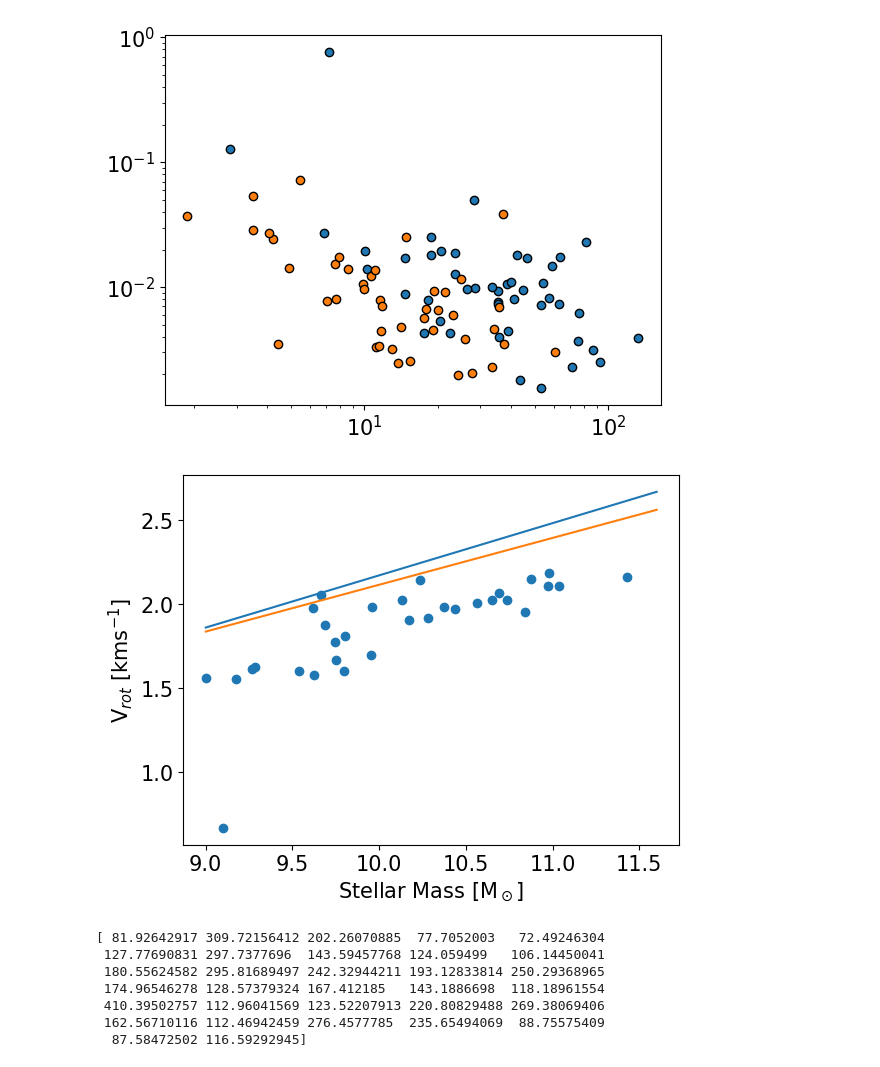
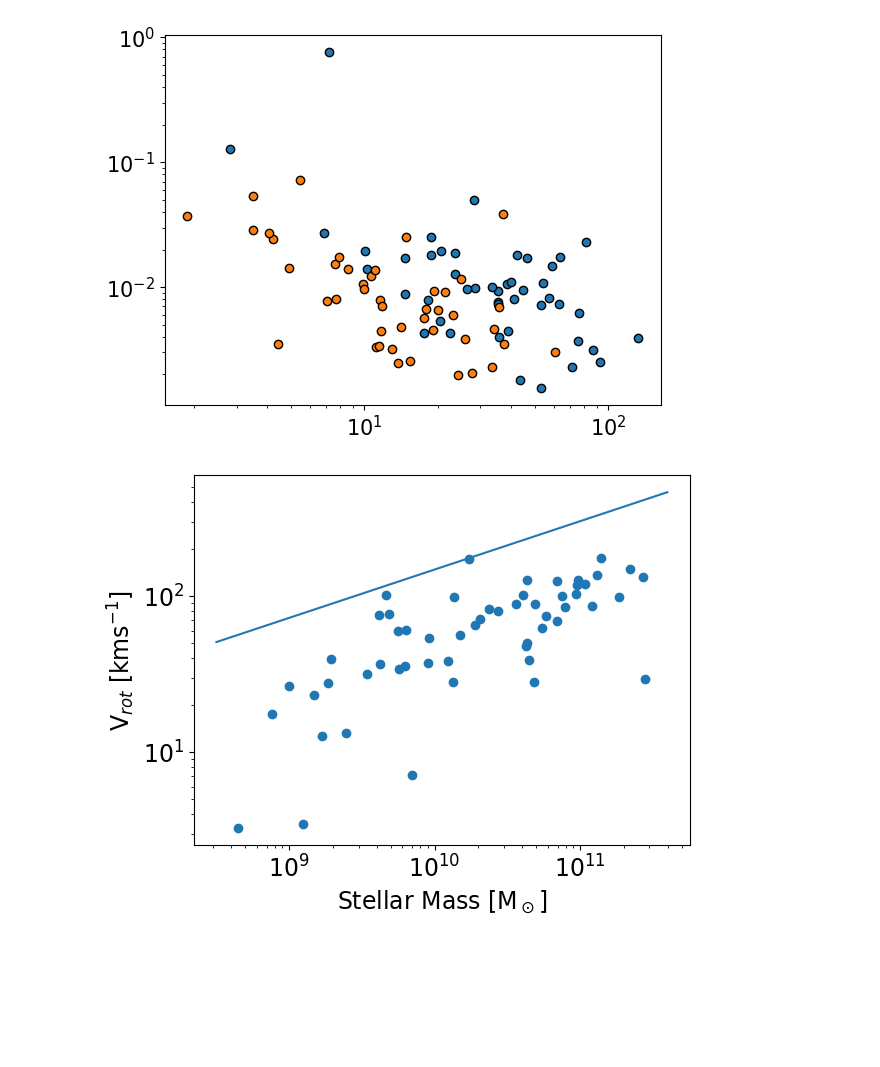
Before and after one commit to r-bagge/MAGPI_kinematics, a Jupyter notebook: plots.ipynb, the cells around one changed output. Cells and saved outputs as stored; diff of their text form; code cells hidden in the pictures; blank space fills up the shorter version.

```diff
--- a/plots.ipynb
+++ b/plots.ipynb
@@ -486,38 +448,41 @@ ax.set_yscale("log")
 # %% [output]
 [figure]
 # %%
+sample = pd.read_csv("/Users/ryanbagge/Library/CloudStorage/OneDrive-UNSW/MAGPI_csv/"
+                       "MAGPI_kinemetry_sample_1re.csv")
+prospect = pd.read_csv("/Users/ryanbagge/Library/CloudStorage/OneDrive-UNSW/MAGPI_csv/MAGPI_ProSpectCat_v0.1.csv")
+ssp = pd.read_csv("/Users/ryanbagge/Library/CloudStorage/OneDrive-UNSW/MAGPI_csv/MAGPI_ApertureSpectra_StellarPops_V1.0_SPV.csv")
+bpt = pd.read_csv("/Users/ryanbagge/Library/CloudStorage/OneDrive-UNSW/MAGPI_csv/MAGPI_kinemetry_sample_BPT.csv")
+galfit = pd.read_csv("/Users/ryanbagge/Library/CloudStorage/OneDrive-UNSW/MAGPI_csv/"
+                     "MAGPI_GalfitSersicCat_v0.1.csv")
+galfit = galfit[galfit['MAGPIID'].isin(sample['MAGPIID'])]
+prospect = prospect[prospect['MAGPIID'].isin(sample["MAGPIID"])]
+n = galfit["n"].to_numpy()
+re = galfit["re"].to_numpy()
+bpt= bpt[bpt["MAGPIID"].isin(sample["MAGPIID"])]
+ssp= ssp[ssp["MAGPIID"].isin(sample["MAGPIID"])]
+
 vrot = sample["V_rot_g"].to_numpy()
 q = master[master["MAGPIID"].isin(sample["MAGPIID"])]["axrat_it"].to_numpy()
 e = 1-q
-i = ((1-e)**2 - (1-0.8)**2)/(1-(1-0.8)**2)
-i = np.sqrt(i)
-i  = np.arccos(i)
+# i = ((1-e)**2 - (1-0.8)**2)/(1-(1-0.8)**2)
+# i = np.sqrt(i)
+# i  = np.arccos(i)
+# i = np.sin(i)
+i = np.arccos(e)
 i = np.sin(i)
 vrot = vrot/(2*i)
-vrot = np.log10(vrot)
-prospect = pd.read_csv("/Users/ryanbagge/Library/CloudStorage/OneDrive-UNSW/MAGPI_csv/"
-                       "MAGPI_ProSpectCat_v0.1.csv")
-prospect = prospect[prospect["MAGPIID"].isin(sample["MAGPIID"])]
-mass = np.log10(prospect["StellarMass_median"].to_numpy())
-xx = np.linspace(9,11.6,len(mass))
+
+mass = prospect["StellarMass_median"].to_numpy()
+xx = np.logspace(8.5,11.6,len(mass))
 fig,ax = plt.subplots()
-ax.plot(xx,(0.31*xx-0.93))
-ax.plot(xx,(2.142+0.278*(xx-10.10)))
+ax.plot(xx,((xx**0.31)*(10**-0.93)))
+#ax.plot(xx,(2.142+0.278*(xx-10.10)))
 ax.scatter(mass,vrot)
-# ax.set_xscale("log")
-# ax.set_yscale("log")
+ax.set_xscale("log")
+ax.set_yscale("log")
 ax.set_xlabel(r"Stellar Mass [M$_\odot$]")
 ax.set_ylabel(r'V$_{rot}$ [kms$^{-1}$]')
 plt.show()
 # %% [output]
-[figure, old version]
+[figure, new version]
-# %%
-print(10**(0.31*mass-0.93))
-# %% [output]
-[ 81.92642917 309.72156412 202.26070885  77.7052003   72.49246304
- 127.77690831 297.7377696  143.59457768 124.059499   106.14450041
- 180.55624582 295.81689497 242.32944211 193.12833814 250.29368965
- 174.96546278 128.57379324 167.412185   143.1886698  118.18961554
- 410.39502757 112.96041569 123.52207913 220.80829488 269.38069406
- 162.56710116 112.46942459 276.4577785  235.65494069  88.75575409
-  87.58472502 116.59292945]
```
Also changed, not shown: parts of 12 cells of this notebook, 2 other files.
